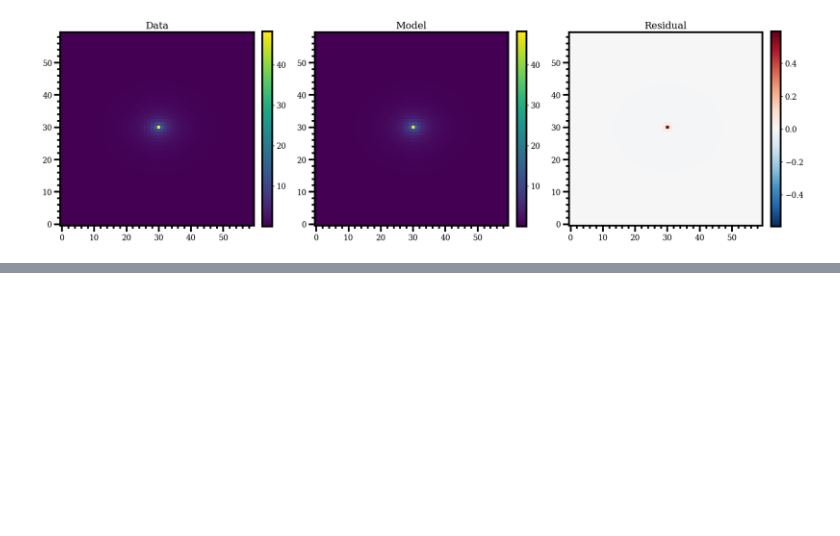
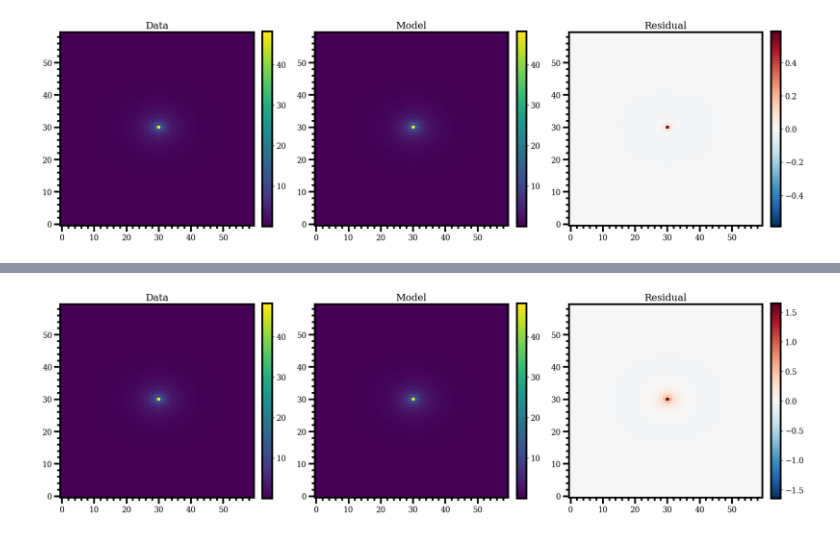
Before and after one commit to carlocannarozzophd/BayMorph, a Jupyter notebook: notebooks/01_single_sersic_fit.ipynb, the cells around one changed output, grey strips where cells are left out. Drawn from its saved outputs; the diff is of its cells as text; code cells hidden in the pictures; blank space fills up the shorter version.

```diff
--- a/notebooks/01_single_sersic_fit.ipynb
+++ b/notebooks/01_single_sersic_fit.ipynb
@@ -248,0 +326,23 @@ plot_data_model_residual(
+# %%
+from baymorph import plot_data_model_residual
+
+best_model = SersicModel(
+    flux=result_3d.flux_median,
+    re=result_3d.re_median,
+    n=result_3d.n_median,
+    q=0.8,
+    theta=0.0,
+    x0=30.0,
+    y0=30.0,
+)
+
+model_image = best_model.render(
+    shape=data.shape,
+)
+
+fig, axes = plot_data_model_residual(
+    data,
+    model_image,
+)
+# %% [output]
+[figure, added]
```
Also changed, not shown: parts of 16 cells of this notebook, 4 other files.
